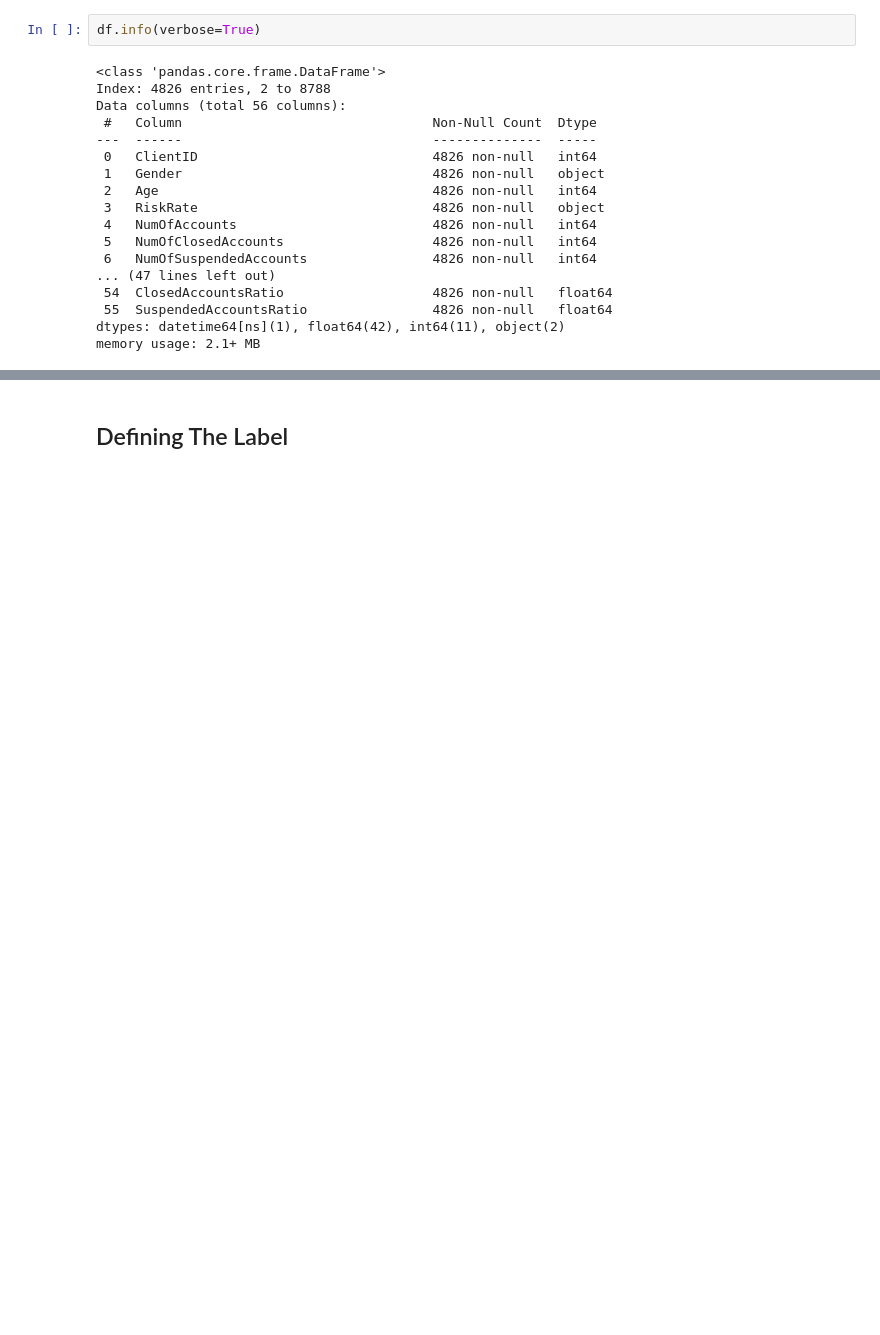
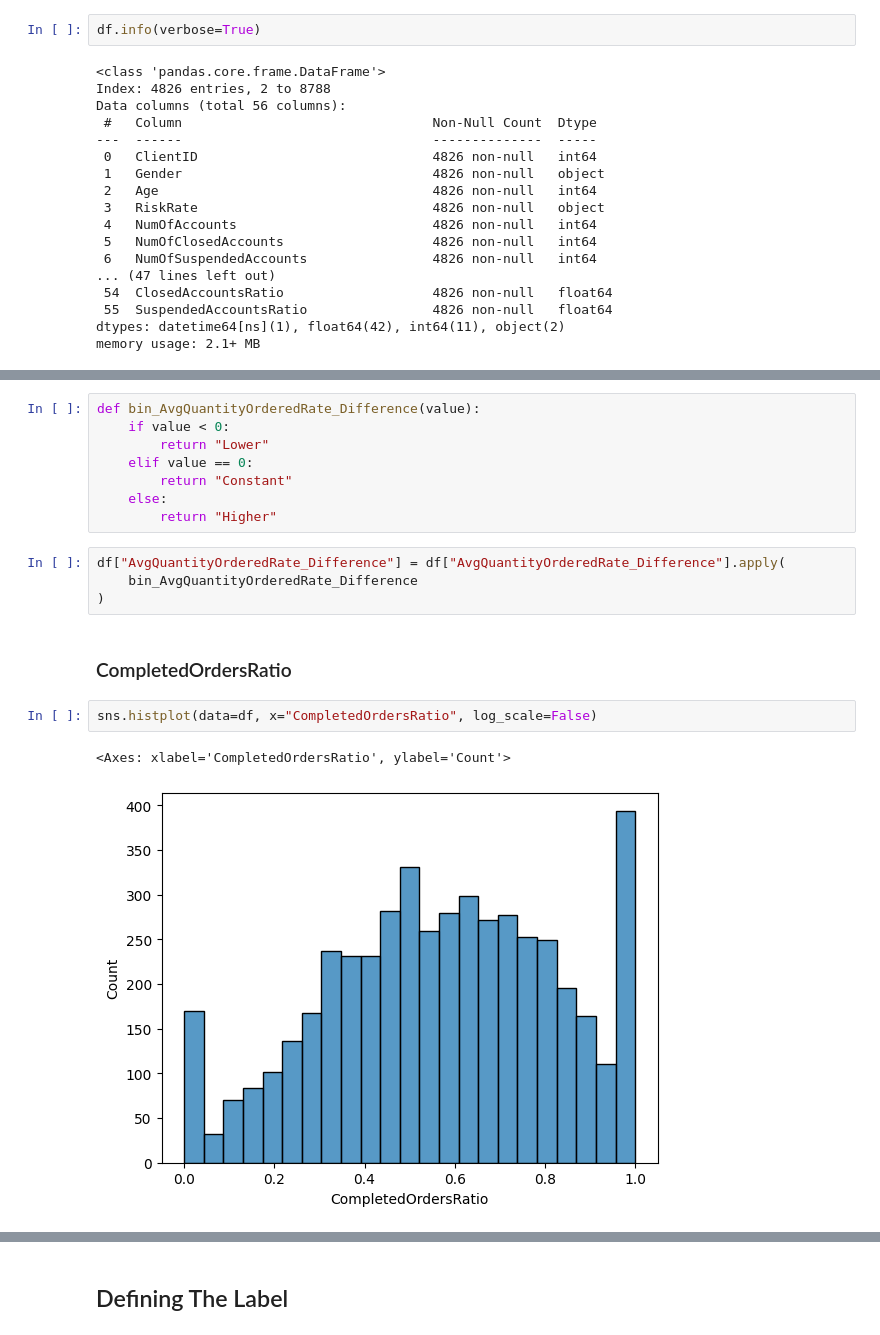
Before and after one commit to useframi1/SU-EFG, a Jupyter notebook: Scripts/data-processing-script.ipynb, the cells around one changed output, grey strips where cells are left out. Saved outputs shown, nothing was run; the diff lists cells and outputs as text; blank space fills up the shorter version.

```diff
--- a/Scripts/data-processing-script.ipynb
+++ b/Scripts/data-processing-script.ipynb
@@ -739,0 +760,19 @@ memory usage: 2.1+ MB
+# %%
+def bin_AvgQuantityOrderedRate_Difference(value):
+    if value < 0:
+        return "Lower"
+    elif value == 0:
+        return "Constant"
+    else:
+        return "Higher"
+# %%
+df["AvgQuantityOrderedRate_Difference"] = df["AvgQuantityOrderedRate_Difference"].apply(
+    bin_AvgQuantityOrderedRate_Difference
+)
+# %% [markdown]
+### CompletedOrdersRatio
+# %%
+sns.histplot(data=df, x="CompletedOrdersRatio", log_scale=False)
+# %% [output]
+<Axes: xlabel='CompletedOrdersRatio', ylabel='Count'>
+[figure, added]
```
Also changed, not shown: parts of 42 cells of this notebook, 2 other files.
